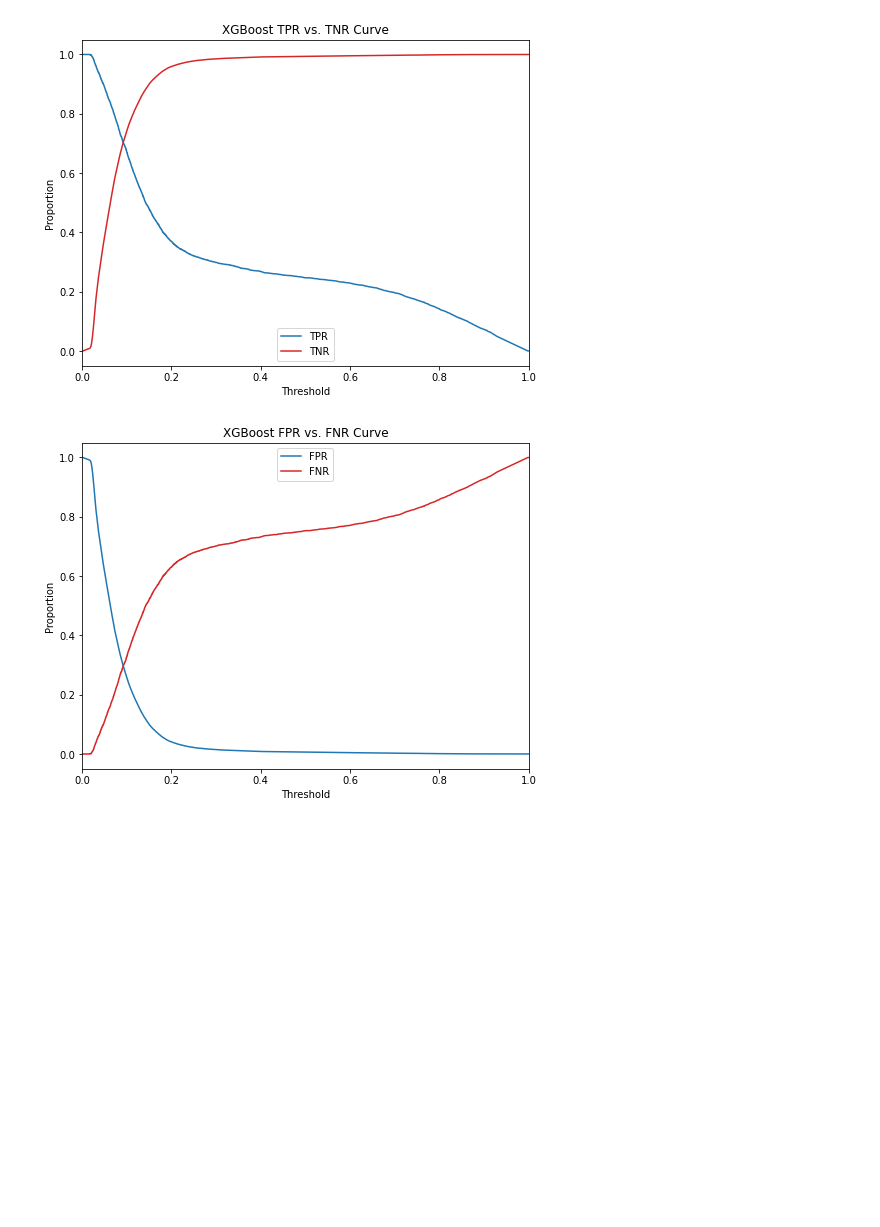
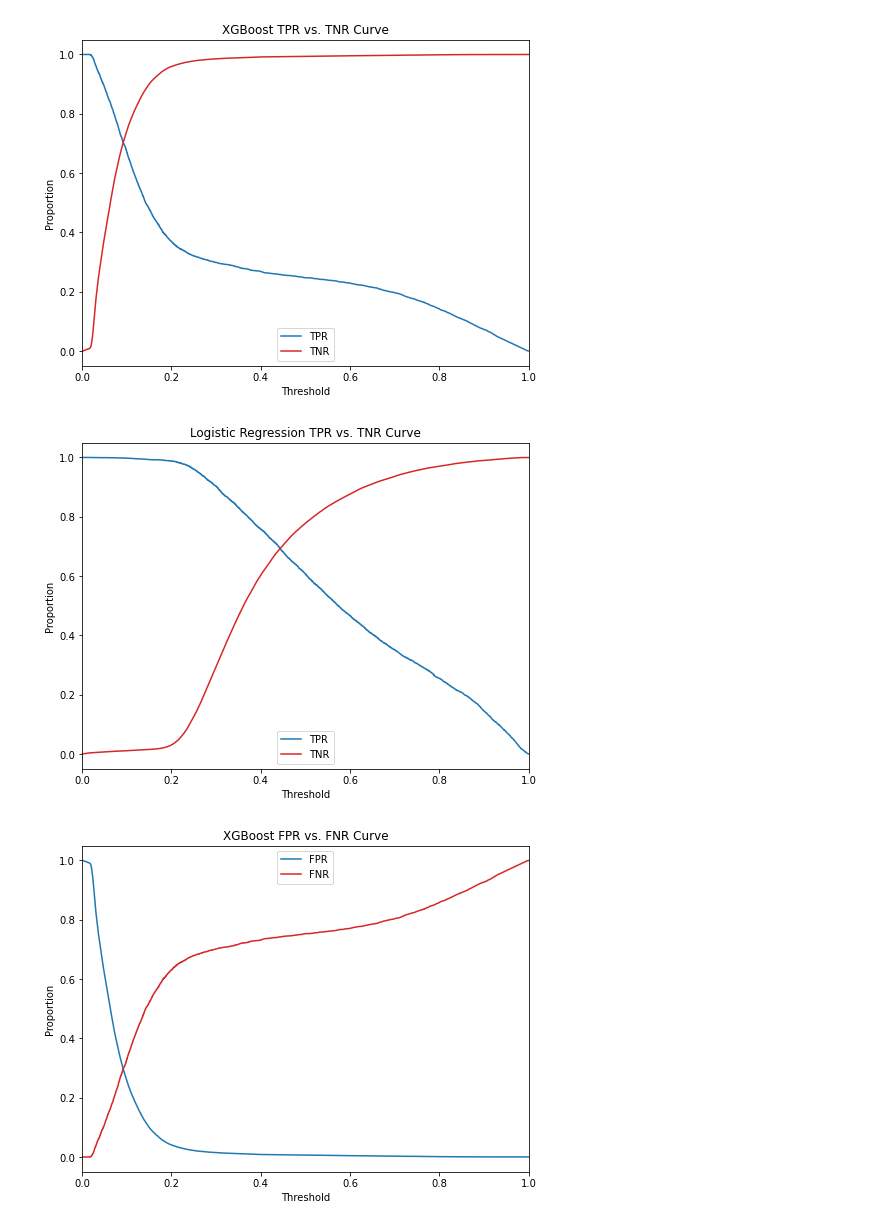
Before and after one commit to sjo302/Capstone, a Jupyter notebook: Notebooks/10_models.ipynb, the cells around one changed output. Drawn from its saved outputs; the diff is of its cells as text; code cells hidden in the pictures; blank space fills up the shorter version.

Commit message:
lr tpr tnr curve added

```diff
--- a/Notebooks/10_models.ipynb
+++ b/Notebooks/10_models.ipynb
@@ -417,5 +415,18 @@ plt.savefig('../plots/tpr_tnr.pdf')
 # %% [output]
 [figure]
+# %%
+plt.figure(figsize = (8,6))
+fpr, tpr, thresh = roc_curve(y_val, results['Logistic Regression']['pred'])
+plt.plot(thresh, tpr, label='TPR', color='C0')
+plt.plot(thresh, 1 - fpr, label='TNR', color='C3')
+plt.xlim(0, 1)
+plt.xlabel('Threshold')
+plt.ylabel('Proportion')
+plt.title('Logistic Regression TPR vs. TNR Curve')
+plt.legend(loc = 'lower center')
+plt.savefig('../plots/lr_tpr_tnr.pdf')
+# %% [output]
+[figure, added]
 # %%
 plt.figure(figsize = (8,6))
 fpr, tpr, thresh = roc_curve(y_val, results['XGBoost']['pred'])
```
Also changed, not shown: parts of 3 cells of this notebook, 2 other files.
